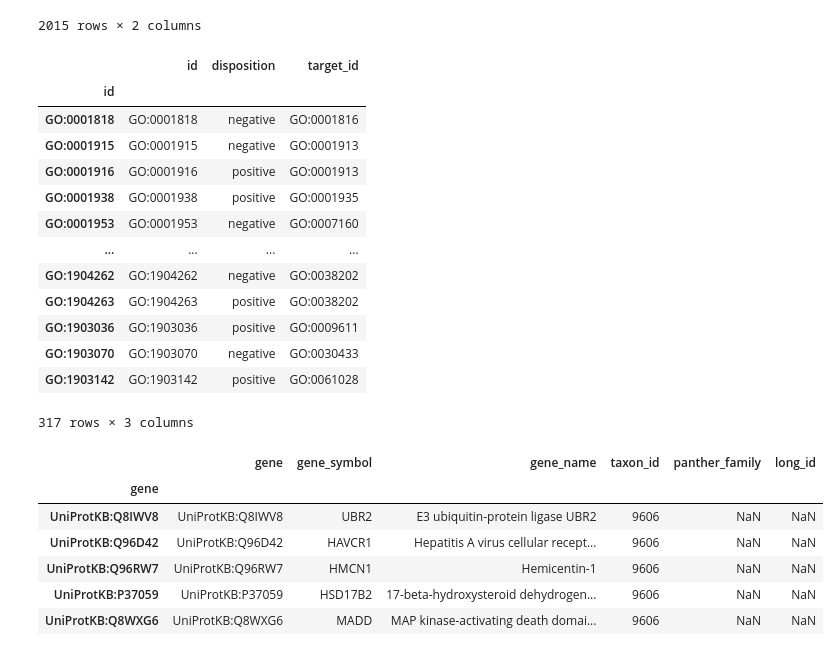
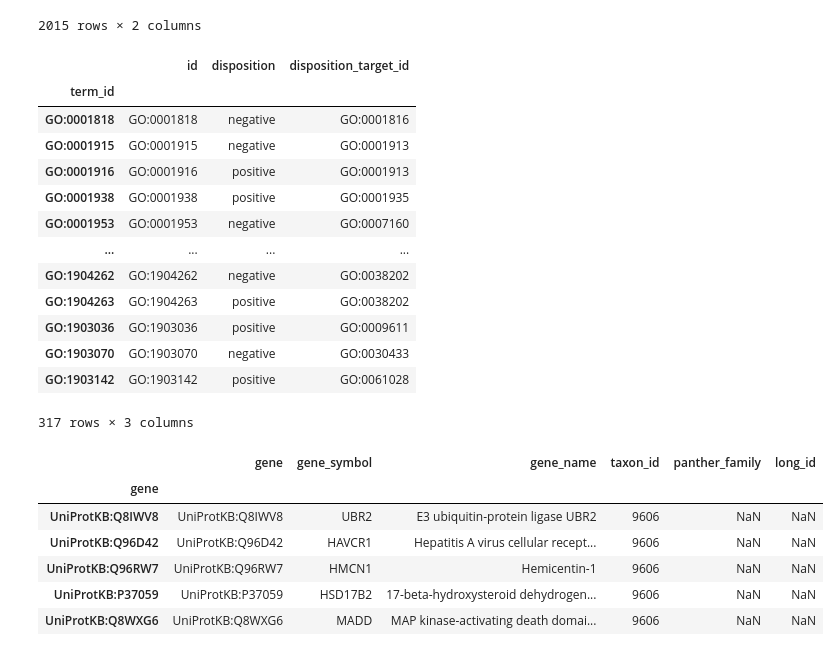
Before and after one commit to pantherdb/bpmodules-site, a Jupyter notebook: loader/playground.ipynb, the cells around one changed output. Cells and saved outputs as stored; diff of their text form; code cells hidden in the pictures.

```diff
--- a/loader/playground.ipynb
+++ b/loader/playground.ipynb
@@ -50,13 +50,13 @@ terms_df
 2015 rows × 2 columns
 # %%
 term_dispositions_df = pd.read_json(term_dispositions_fp)
-term_dispositions_df = term_dispositions_df.rename(columns={'term_id': 'id', 'affected_term_id': 'target_id'})
-term_dispositions_df = term_dispositions_df.set_index('id', drop=False)
+term_dispositions_df = term_dispositions_df.set_index('term_id', drop=False)
+term_dispositions_df = term_dispositions_df.rename(columns={'term_id': 'id', 'affected_term_id': 'disposition_target_id'})
 
 term_dispositions_df
 # %% [output]
-|  | id | disposition | target_id |
-| id |  |  |  |
+|  | id | disposition | disposition_target_id |
+| term_id |  |  |  |
 | GO:0001818 | GO:0001818 | negative | GO:0001816 |
 | GO:0001915 | GO:0001915 | negative | GO:0001913 |
 | GO:0001916 | GO:0001916 | positive | GO:0001913 |
```
Also changed, not shown: parts of 4 cells of this notebook, 8 other files.
